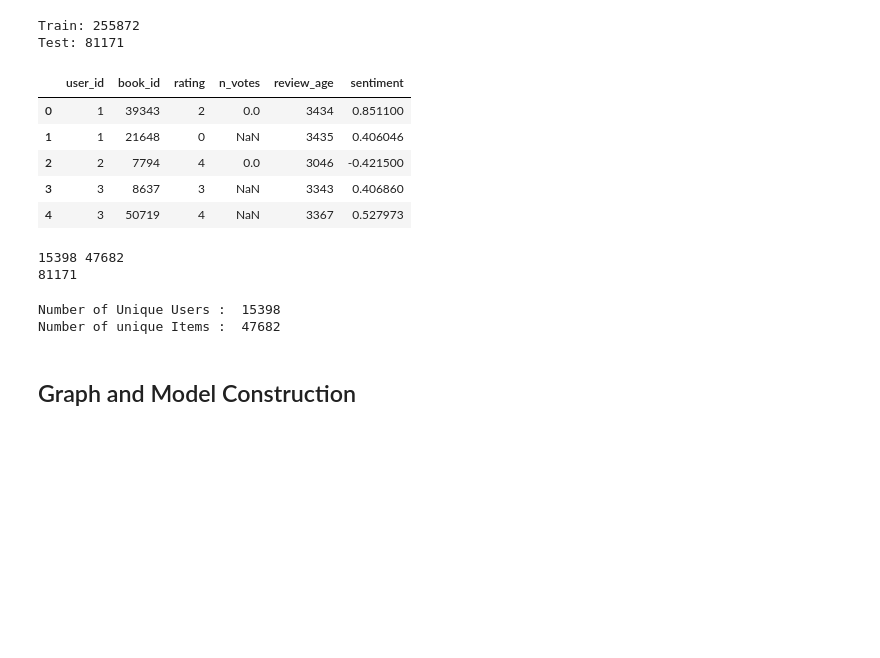
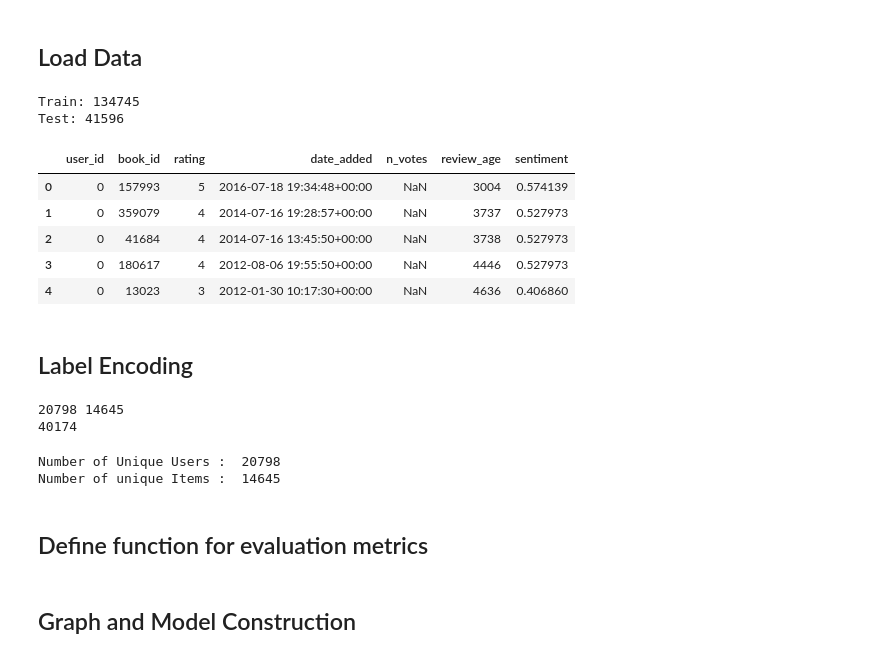
Before and after one commit to Pangerlanger/bt4222-books, a Jupyter notebook: Model5_LightGCN.ipynb, the cells around one changed output. Cells and saved outputs as stored; diff of their text form; code cells hidden in the pictures; blank space fills up the shorter version.

```diff
--- a/Model5_LightGCN.ipynb
+++ b/Model5_LightGCN.ipynb
@@ -32,34 +17,28 @@ val
+# %% [markdown]
+## Load Data
 # %%
 train = pd.read_csv('train_interactions.csv')
-val = pd.read_csv('val_interactions.csv')
 test = pd.read_csv('test_interactions.csv')
-#train = pd.concat([train, val])
-#ratio = 0.85
 
-#train_cap = round(len(train) * ratio)
-#test_cap = round(len(test) * ratio)
-
-#train = train.iloc[:train_cap]
-#test = test.iloc[:test_cap]
 
 train = train.sort_values(by=['user_id', 'review_age'])
-val = val.sort_values(by=['user_id', 'review_age'])
 test = test.sort_values(by=['user_id', 'review_age'])
 
 print(f"Train: {len(train)}")
 print(f"Test: {len(test)}")
 train.head()
 # %% [output]
-Train: 255872
-Test: 81171
+Train: 134745
+Test: 41596
-|  | user_id | book_id | rating | n_votes | review_age | sentiment |
-| 0 | 1 | 39343 | 2 | 0.0 | 3434 | 0.851100 |
-| 1 | 1 | 21648 | 0 | NaN | 3435 | 0.406046 |
-| 2 | 2 | 7794 | 4 | 0.0 | 3046 | -0.421500 |
-| 3 | 3 | 8637 | 3 | NaN | 3343 | 0.406860 |
-| 4 | 3 | 50719 | 4 | NaN | 3367 | 0.527973 |
+|  | user_id | book_id | rating | date_added | n_votes | review_age | sentiment |
+| 0 | 0 | 157993 | 5 | 2016-07-18 19:34:48+00:00 | NaN | 3004 | 0.574139 |
+| 1 | 0 | 359079 | 4 | 2014-07-16 19:28:57+00:00 | NaN | 3737 | 0.527973 |
+| 2 | 0 | 41684 | 4 | 2014-07-16 13:45:50+00:00 | NaN | 3738 | 0.527973 |
+| 3 | 0 | 180617 | 4 | 2012-08-06 19:55:50+00:00 | NaN | 4446 | 0.527973 |
+| 4 | 0 | 13023 | 3 | 2012-01-30 10:17:30+00:00 | NaN | 4636 | 0.406860 |
+# %% [markdown]
+## Label Encoding
 # %%
-# Use label encoding to transform user IDs and item IDs into integer indices for the training set
 le_user = pp.LabelEncoder()
 le_item = pp.LabelEncoder()
 train['user_id_idx'] = le_user.fit_transform(train['user_id'].values)
@@ -69,25 +48,21 @@ train_item_ids = train['book_id'].unique()
 
 print(len(train_user_ids), len(train_item_ids))
 
-# Ensure that the test set only contains users and items that also appear in the training set
+# Ensure that the test set only contains users and books in the training
 test = test[(test['user_id'].isin(train_user_ids)) & (test['book_id'].isin(train_item_ids))]
-val = val[(val['user_id'].isin(train_user_ids)) & (val['book_id'].isin(train_item_ids))]
 print(len(test))
 # %% [output]
-15398 47682
-81171
+20798 14645
+40174
 # %%
-# Transform user IDs and item IDs in the test set using the label encoders fitted on the training set
 test['user_id_idx'] = le_user.transform(test['user_id'].values)
 test['book_id_idx'] = le_item.transform(test['book_id'].values)
-val['user_id_idx'] = le_user.transform(val['user_id'].values)
-val['book_id_idx'] = le_item.transform(val['book_id'].values)
-# Calculate the number of unique users and items in the training set
+
 n_users = train['user_id_idx'].nunique()
 n_items = train['book_id_idx'].nunique()
 print("Number of Unique Users : ", n_users)
 print("Number of unique Items : ", n_items)
 # %% [output]
-Number of Unique Users :  15398
-Number of unique Items :  47682
+Number of Unique Users :  20798
+Number of unique Items :  14645
 # %%
@@ -108,4 +81,6 @@ def convert_to_sparse_tensor(dok_mtrx):
     dok_mtrx_sparse_tensor = torch.sparse.FloatTensor(i, v, torch.Size(shape))
 
     return dok_mtrx_sparse_tensor
+# %% [markdown]
+## Define function for evaluation metrics
 # %%
```
Also changed, not shown: parts of 30 cells of this notebook, 1 other file.
